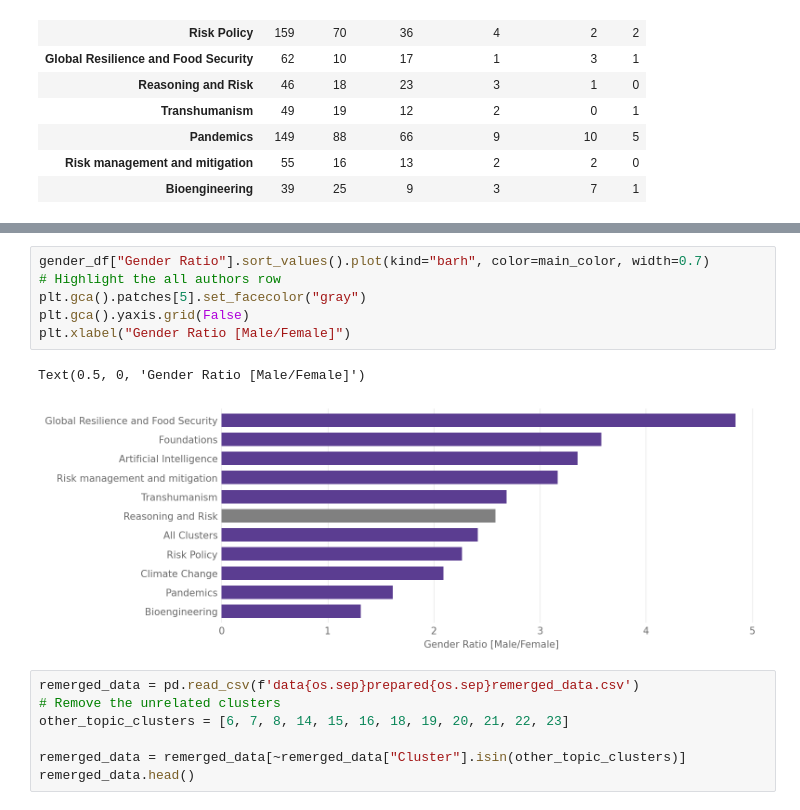
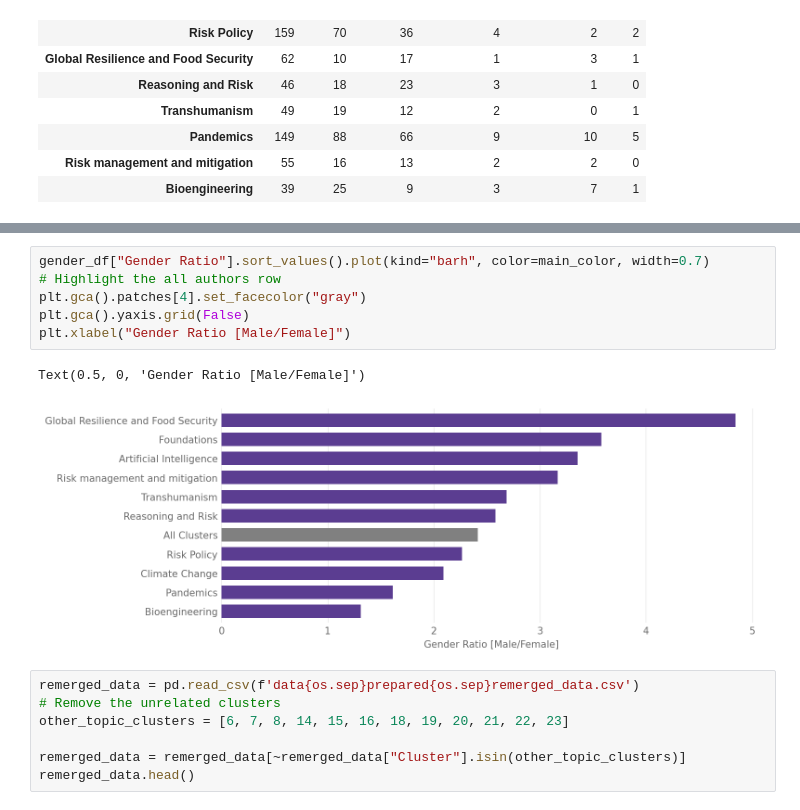
Before and after one commit to florianjehn/bibliometrics, a Jupyter notebook: scripts/overall_visualizations.ipynb, the cells around one changed output, grey strips where cells are left out. Drawn from its saved outputs; the diff is of its cells as text.

```diff
--- a/scripts/overall_visualizations.ipynb
+++ b/scripts/overall_visualizations.ipynb
@@ -175,12 +175,12 @@ gender_df
 # %%
 gender_df["Gender Ratio"].sort_values().plot(kind="barh", color=main_color, width=0.7)
 # Highlight the all authors row
-plt.gca().patches[5].set_facecolor("gray")
+plt.gca().patches[4].set_facecolor("gray")
 plt.gca().yaxis.grid(False)
 plt.xlabel("Gender Ratio [Male/Female]")
 # %% [output]
 Text(0.5, 0, 'Gender Ratio [Male/Female]')
-[figure, old version]
+[figure, new version]
 # %%
 remerged_data = pd.read_csv(f'data{os.sep}prepared{os.sep}remerged_data.csv')
 # Remove the unrelated clusters
```
